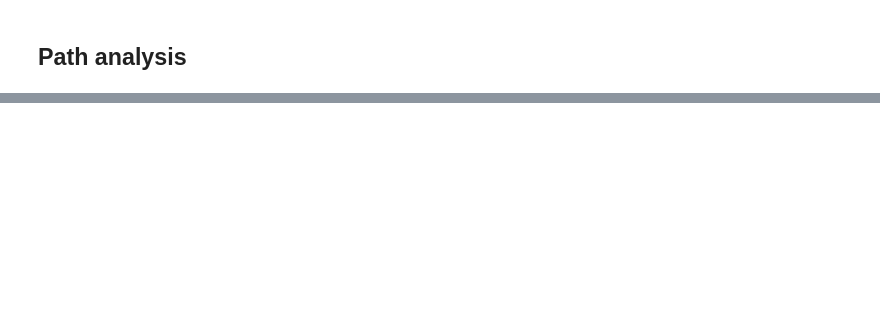
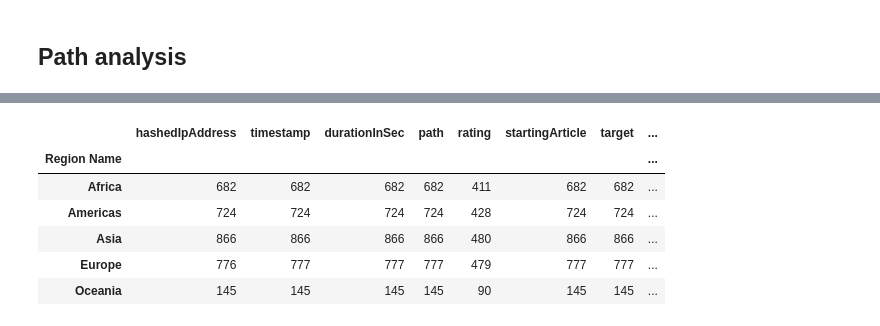
Before and after one commit to epfl-ada/ada-2023-project-jellyfish401, a Jupyter notebook: data_obvservation.ipynb, the cells around one changed output, grey strips where cells are left out. Drawn from its saved outputs; the diff is of its cells as text; code cells hidden in the pictures; blank space fills up the shorter version.

```diff
--- a/data_obvservation.ipynb
+++ b/data_obvservation.ipynb
@@ -182,0 +186,12 @@ finished_paths_basic
+# %%
+country_end_region = country_end.merge(df_UN_countries[["Region Name", "Country or Area"]], left_on='target', right_on='Country or Area').copy()
+end_grouped_by_area = country_end_region.groupby('Region Name').count()
+end_grouped_by_area
+# %% [output]
+|  | hashedIpAddress | timestamp | durationInSec | path | rating | startingArticle | target | ... |
+| Region Name |  |  |  |  |  |  |  | ... |
+| Africa | 682 | 682 | 682 | 682 | 411 | 682 | 682 | ... |
+| Americas | 724 | 724 | 724 | 724 | 428 | 724 | 724 | ... |
+| Asia | 866 | 866 | 866 | 866 | 480 | 866 | 866 | ... |
+| Europe | 776 | 777 | 777 | 777 | 479 | 777 | 777 | ... |
+| Oceania | 145 | 145 | 145 | 145 | 90 | 145 | 145 | ... |
```
Also changed, not shown: parts of 22 cells of this notebook.
